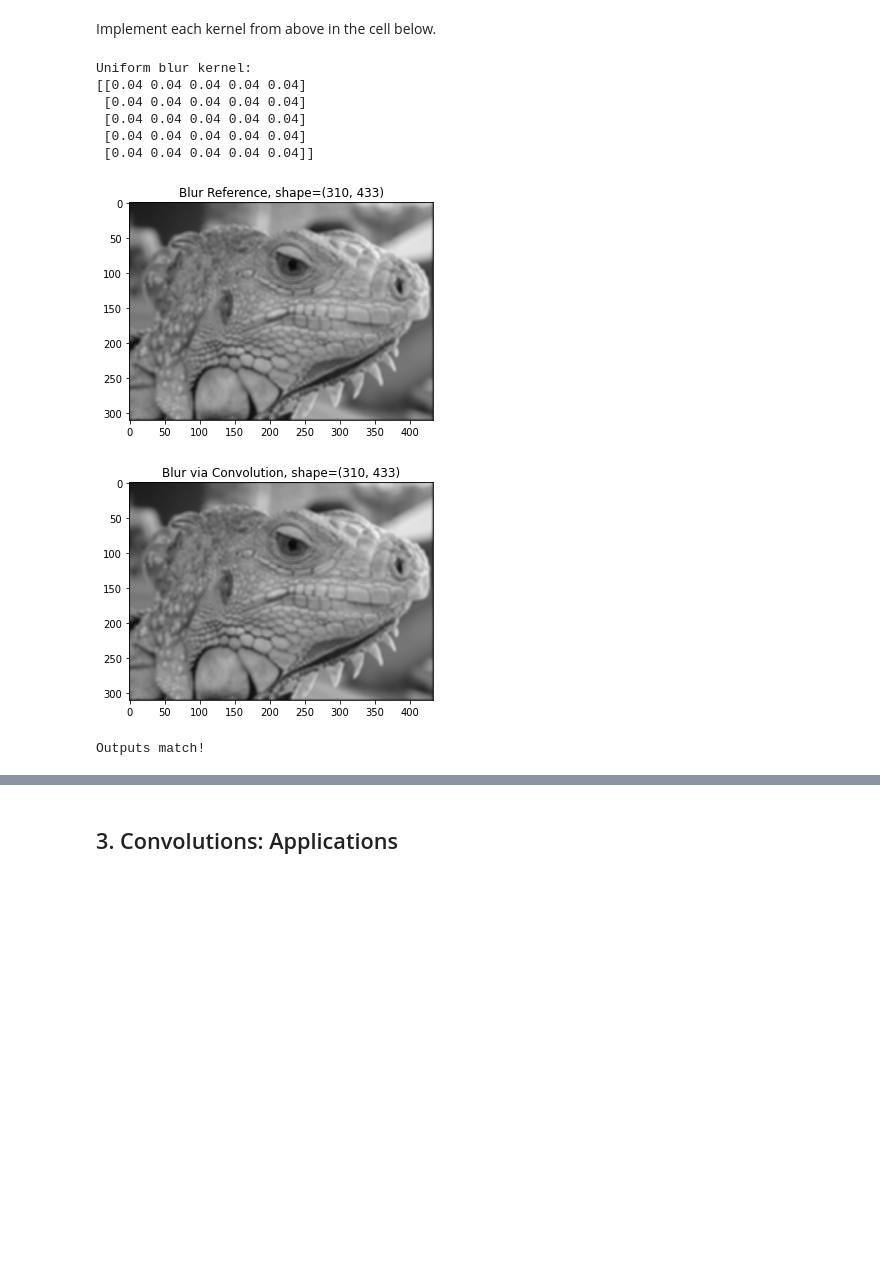
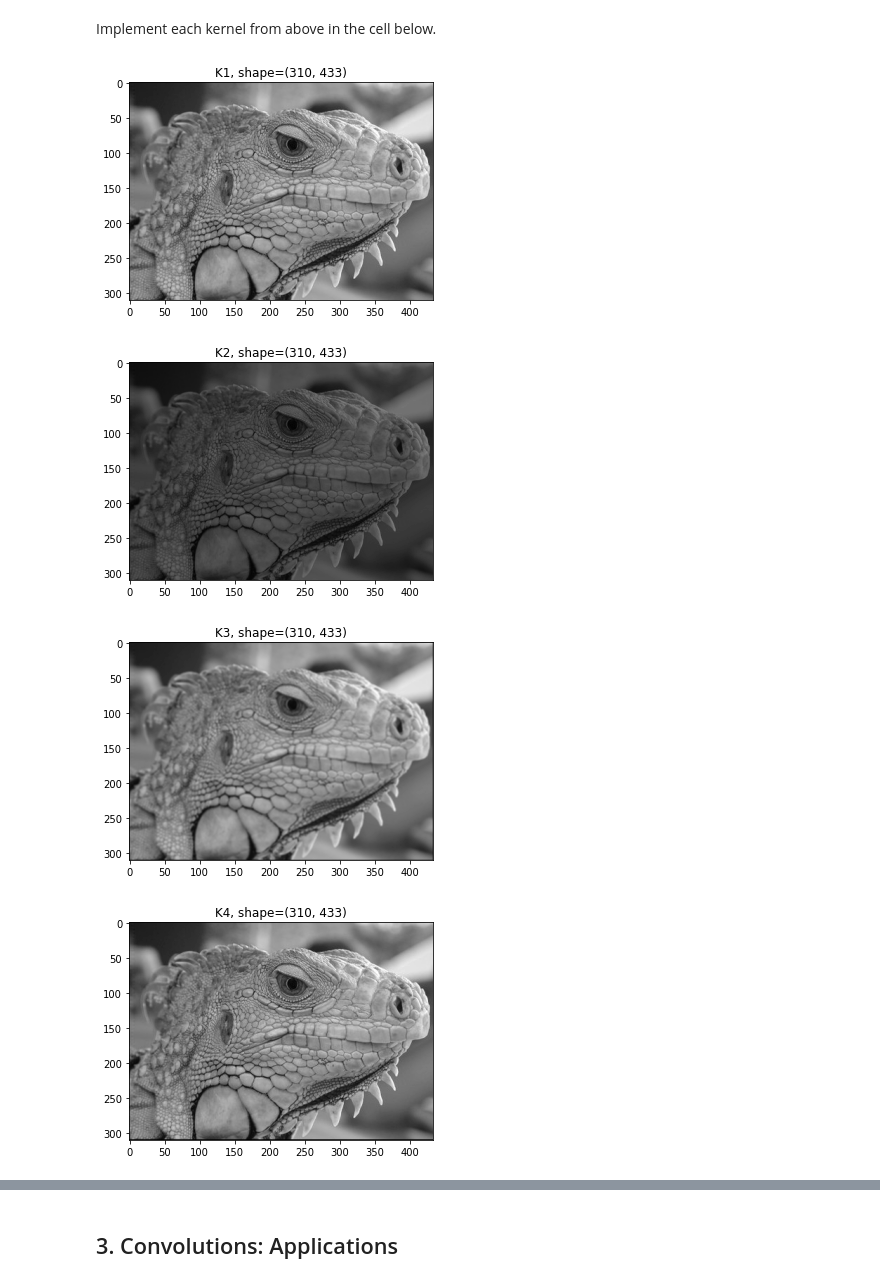
Before and after one commit to brentyi/ai4all_robotics_2020, a Jupyter notebook: computer_vision/cv3.ipynb, the cells around one changed output, grey strips where cells are left out. Drawn from its saved outputs; the diff is of its cells as text; code cells hidden in the pictures; blank space fills up the shorter version.

```diff
--- a/computer_vision/cv3.ipynb
+++ b/computer_vision/cv3.ipynb
@@ -301,36 +301,32 @@ assert np.allclose(
 ), "when passed a uniform square kernel, convolve2d output should match blur_image!"
 # %% [markdown]
 Implement each kernel from above in the cell below.
-# %%
-# ~~START DELETE~~
-# Create a kernel that performs a blur over a uniform square window
-window_size = 5
-uniform_blur_kernel = np.ones((window_size, window_size))
-uniform_blur_kernel /= np.sum(uniform_blur_kernel)
-print("Uniform blur kernel:")
-print(uniform_blur_kernel)
-
-# Visualize a blurred image using `blur_image()`
-blurred_image_reference = blur_image(grayscale_image, window_size)
-visualize_single_channel("Blur Reference", blurred_image_reference)
-
-# Visualize a blurred image using `convolve2d()`
-blurred_image_convolve = convolve2d(grayscale_image, uniform_blur_kernel)
-visualize_single_channel("Blur via Convolution", blurred_image_convolve)
-
-# Check that our results actually match!
-if np.allclose(blurred_image_reference, blurred_image_convolve):
-    print("Outputs match!")
-else:
-    assert False, "Outputs don't match!"
-# ~~END DELETE~~
-# %% [output]
-Uniform blur kernel:
-[[0.04 0.04 0.04 0.04 0.04]
- [0.04 0.04 0.04 0.04 0.04]
- [0.04 0.04 0.04 0.04 0.04]
- [0.04 0.04 0.04 0.04 0.04]
- [0.04 0.04 0.04 0.04 0.04]]
-[figure, removed]
-[figure, removed]
-Outputs match!
+# %%
+# ~~START DELETE~~
+
+
+def visualize_kernel(title, kernel):
+    visualize_single_channel(title, convolve2d(grayscale_image, kernel))
+
+
+visualize_kernel(
+    "K1", np.array([[0.0, 0.0, 0.0], [0.0, 1.0, 0.0], [0.0, 0.0, 0.0],])
+)
+visualize_kernel(
+    "K2", np.array([[0.0, 0.0, 0.0], [0.0, 0.5, 0.0], [0.0, 0.0, 0.0],])
+)
+visualize_kernel("K3", np.ones((3, 3)) / 9.0)
+visualize_kernel(
+    "K4", np.array([[0.0, 0.0, 0.0], [0.0, 0.0, 0.0], [0.0, 1.0, 0.0],])
+)
+visualize_kernel(
+    "K5", np.array([[0.0, -1.0, 0.0], [0.0, 0.0, 0.0], [0.0, 1.0, 0.0],])
+)  # note that our K5 visualization will show negative values as black
+
+
+# ~~END DELETE~~
+# %% [output]
+[figure, added]
+[figure, added]
+[figure, added]
+[figure, added]
```
Also changed, not shown: parts of 2 cells of this notebook.
